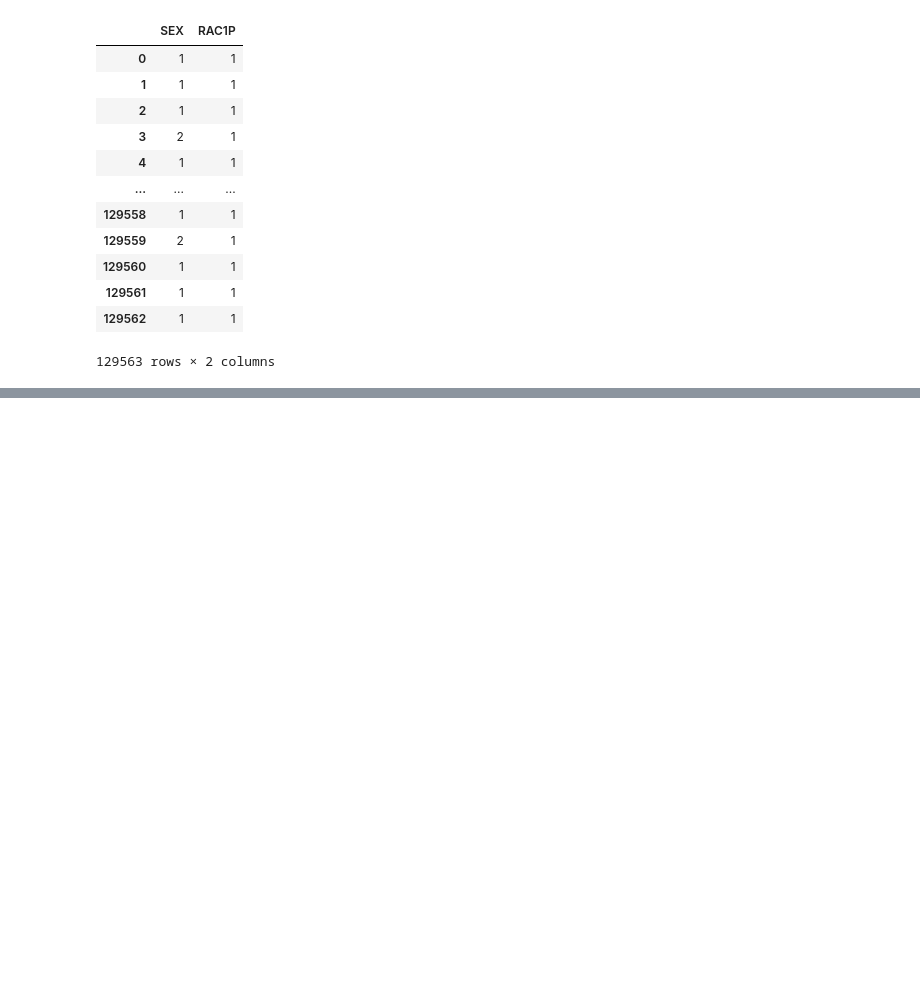
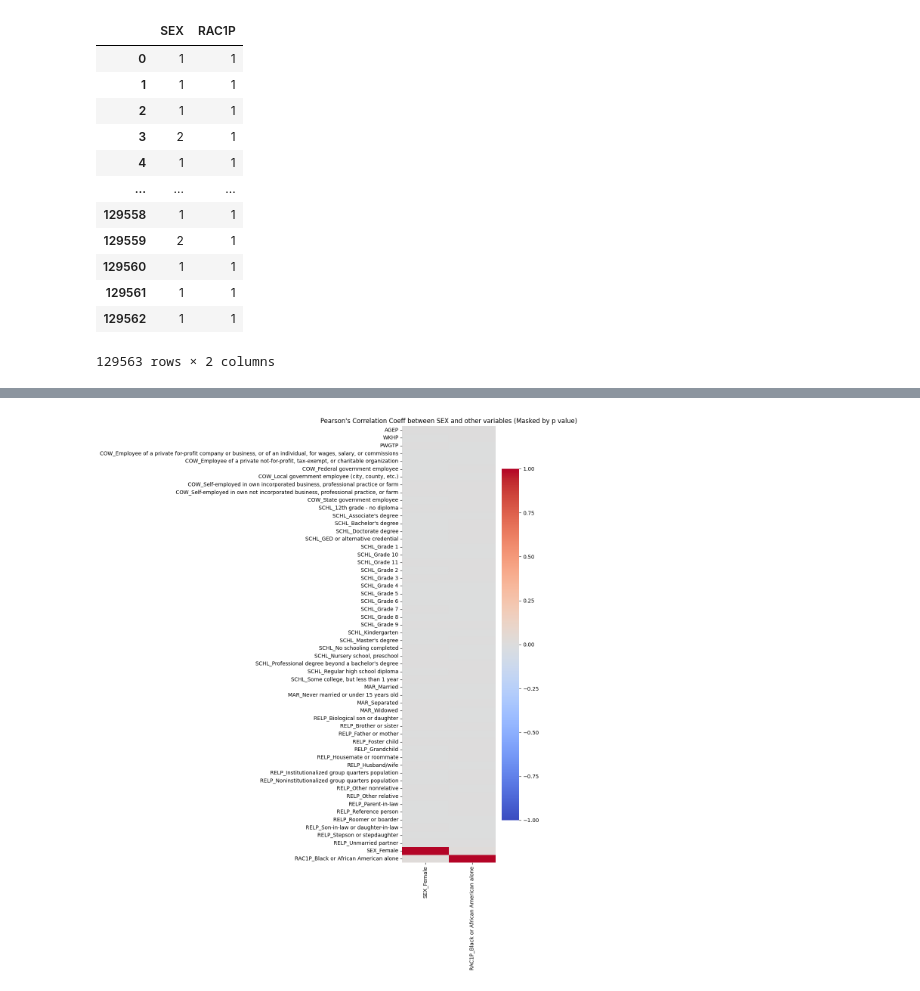
Before and after one commit to PHILIPWins/Algorithmic_Fairness, a Jupyter notebook: Assignment1/Assignemnt_02_oleg.ipynb, the cells around one changed output, grey strips where cells are left out. Drawn from its saved outputs; the diff is of its cells as text; code cells hidden in the pictures; blank space fills up the shorter version.

```diff
--- a/Assignment1/Assignemnt_02_oleg.ipynb
+++ b/Assignment1/Assignemnt_02_oleg.ipynb
@@ -210,0 +178,25 @@ plt.show()
+# %%
+scaler = StandardScaler()
+
+features_scaled = scaler.fit_transform(features)
+
+features_p = pd.DataFrame(features_scaled[:,54:], columns = features.columns[54:])
+
+features_np = pd.DataFrame(features_scaled[:,:54], columns = features.columns[:54])
+# %%
+from scipy.linalg import orth
+
+def debias_features(Xs_np, Xs_p):
+    assert Xs_np.shape[0]==Xs_p.shape[0]
+
+    # Find orthonormal basis of protected features
+    orthbasis = orth(Xs_p)
+
+    # Debias nonprotected features
+    Xs_np_debiased = Xs_np.apply(lambda X: X - X.dot(orthbasis).dot(orthbasis.T))
+
+    # Return debiased nonprotected features
+    return Xs_np_debiased
+
+features_np_debiased = debias_features(features_np, features_p)
+features_debiased = pd.concat([features_np_debiased, features_p], axis=1)
@@ -210,0 +219,13 @@ plt.show()
+# %%
+from scipy.stats import pearsonr
+
+# Compute correlation matrix
+corr_ = features_debiased.corr()
+
+# Plot correlations with protected features
+plt.figure(figsize=(4,15))
+sns.heatmap(corr_.iloc[:,54:], cmap="coolwarm", xticklabels=features.columns[54:], yticklabels=features.columns, vmin=-1, vmax=1)
+plt.title("Pearson's Correlation Coeff between SEX and other variables (Masked by p value)")
+plt.show()
+# %% [output]
+[figure, added]
```
Also changed, not shown: parts of 11 cells of this notebook.
